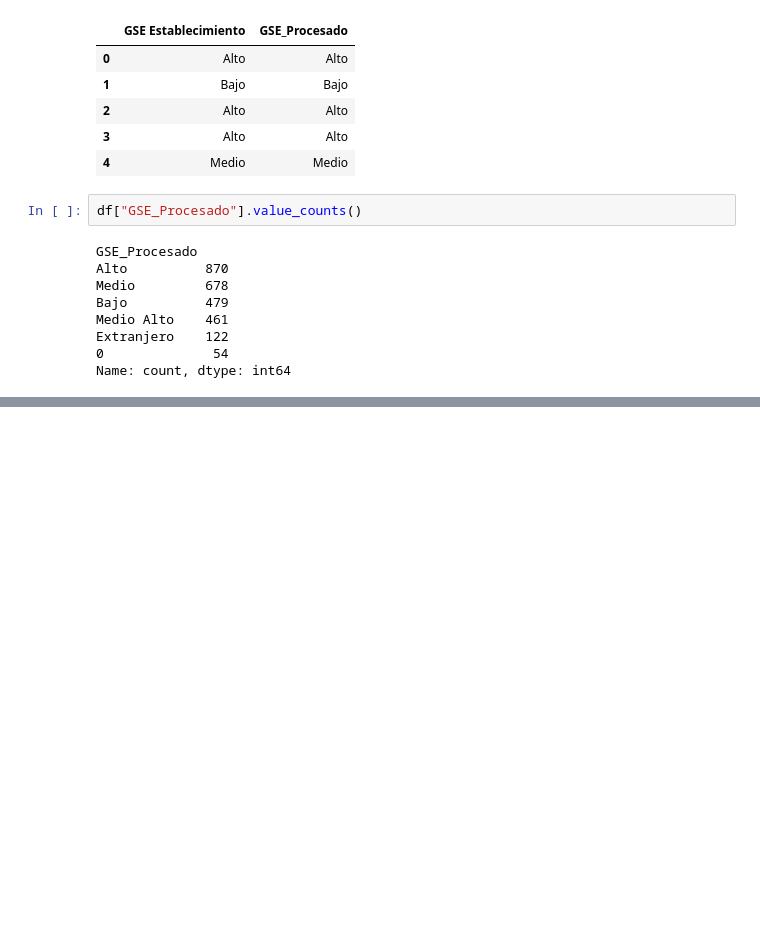
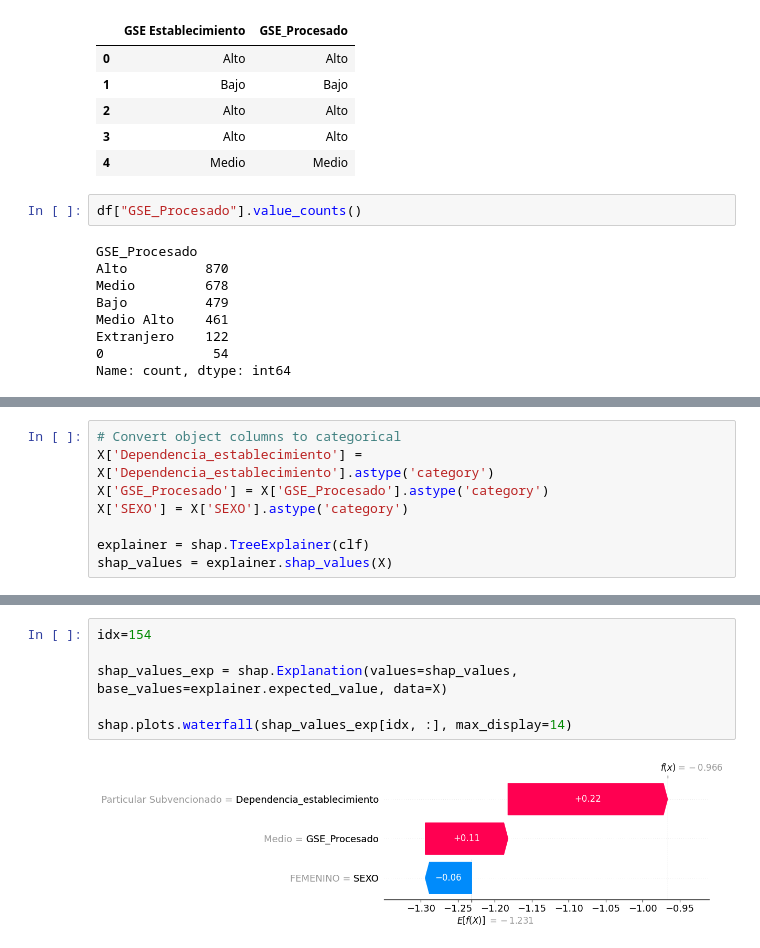
Before and after one commit to RodrigoMolinaAvila/Fondecyt-11241304, a Jupyter notebook: base_maestra/base_maestra_preprocesing.ipynb, the cells around one changed output, grey strips where cells are left out. Drawn from its saved outputs; the diff is of its cells as text; blank space fills up the shorter version.

```diff
--- a/base_maestra/base_maestra_preprocesing.ipynb
+++ b/base_maestra/base_maestra_preprocesing.ipynb
@@ -167,0 +481,8 @@ shap.summary_plot(shap_values, X_test)
+# %%
+# Convert object columns to categorical
+X['Dependencia_establecimiento'] = X['Dependencia_establecimiento'].astype('category')
+X['GSE_Procesado'] = X['GSE_Procesado'].astype('category')
+X['SEXO'] = X['SEXO'].astype('category')
+
+explainer = shap.TreeExplainer(clf)
+shap_values = explainer.shap_values(X)
@@ -167,0 +541,8 @@ shap.summary_plot(shap_values, X_test)
+# %%
+idx=154
+
+shap_values_exp = shap.Explanation(values=shap_values, base_values=explainer.expected_value, data=X)
+
+shap.plots.waterfall(shap_values_exp[idx, :], max_display=14)
+# %% [output]
+[figure, added]
```
Also changed, not shown: parts of 25 cells of this notebook.
